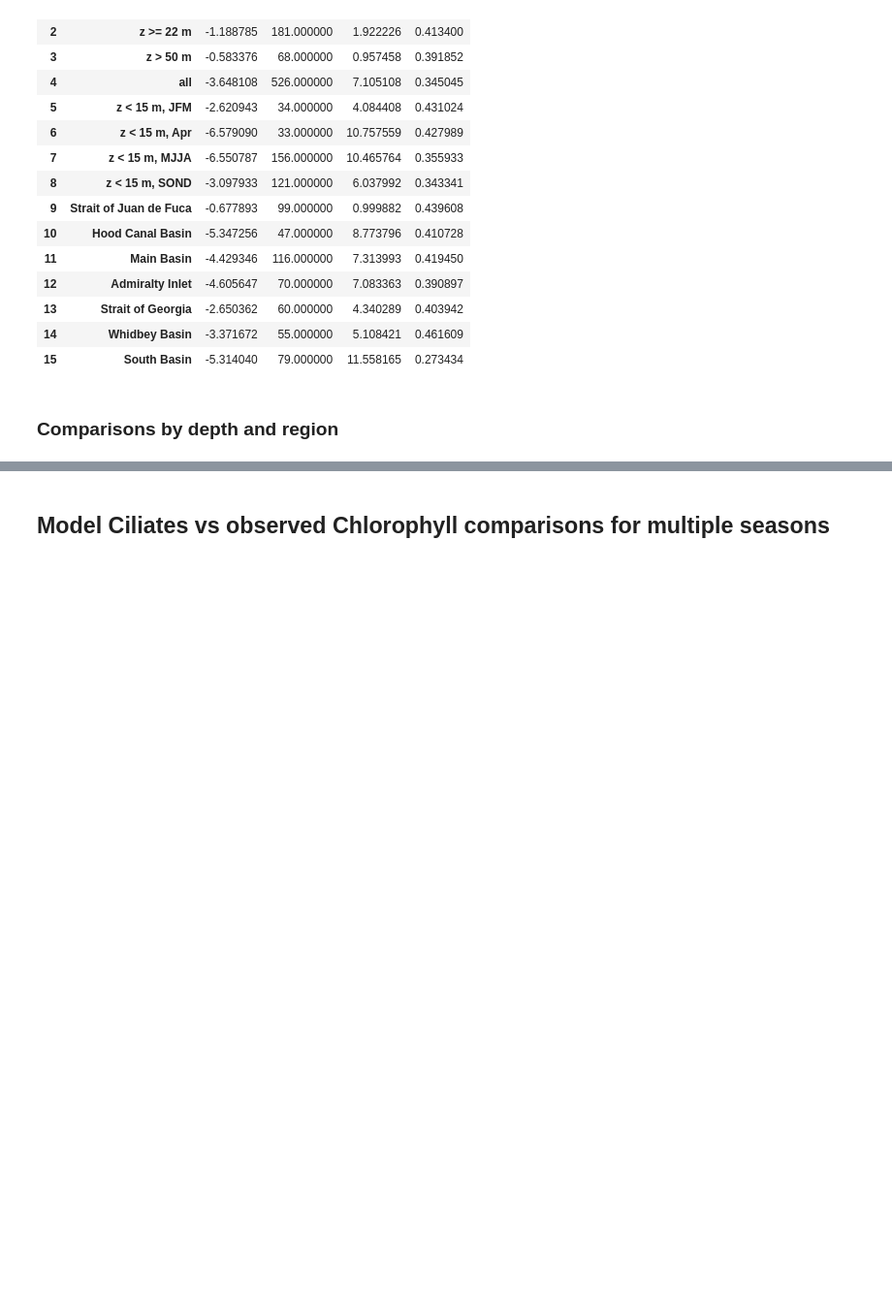
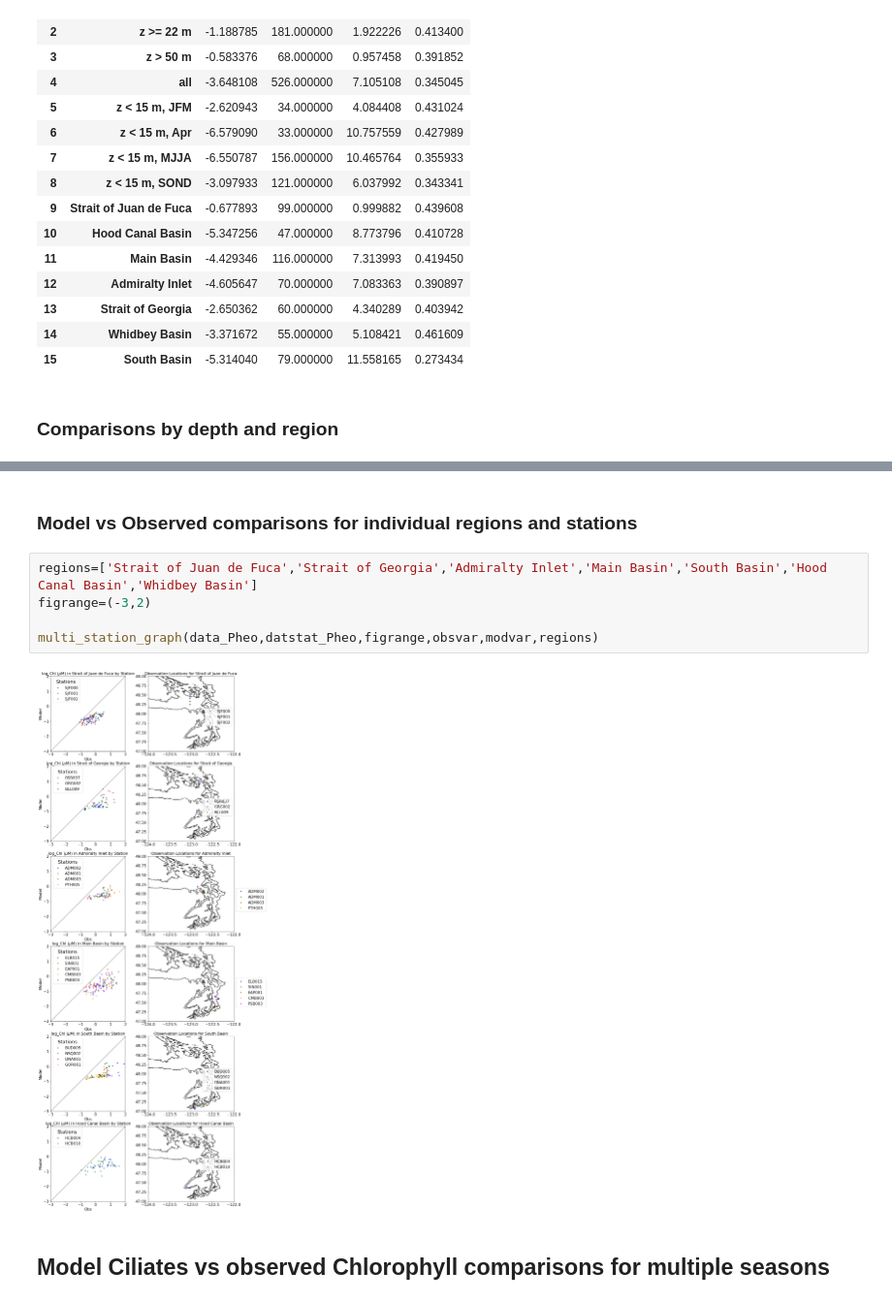
Before and after one commit to SalishSeaCast/analysis-keegan, a Jupyter notebook: notebooks/Evaluations/Chlbot_Individual_year_evaluations/2009_Puget_Chlbot_Evaluation.ipynb, the cells around one changed output, grey strips where cells are left out. Shown at 97% size. Cells and saved outputs as stored; diff of their text form; blank space fills up the shorter version.

```diff
--- a/notebooks/Evaluations/Chlbot_Individual_year_evaluations/2009_Puget_Chlbot_Evaluation.ipynb
+++ b/notebooks/Evaluations/Chlbot_Individual_year_evaluations/2009_Puget_Chlbot_Evaluation.ipynb
@@ -486,4 +495,13 @@ Text(0.5, 0, 'log10[Observed Clorophyll mg/m$^3$ (Phea)]')
 [figure]
+# %% [markdown]
+### Model vs Observed comparisons for individual regions and stations
+# %%
+regions=['Strait of Juan de Fuca','Strait of Georgia','Admiralty Inlet','Main Basin','South Basin','Hood Canal Basin','Whidbey Basin']
+figrange=(-3,2)
+
+multi_station_graph(data_Pheo,datstat_Pheo,figrange,obsvar,modvar,regions)
+# %% [output]
+[figure, added]
 # %% [markdown]
 ## Model Ciliates vs observed Chlorophyll comparisons for multiple seasons
 # %%
```
Also changed, not shown: parts of 26 cells of this notebook, 2 other files.
